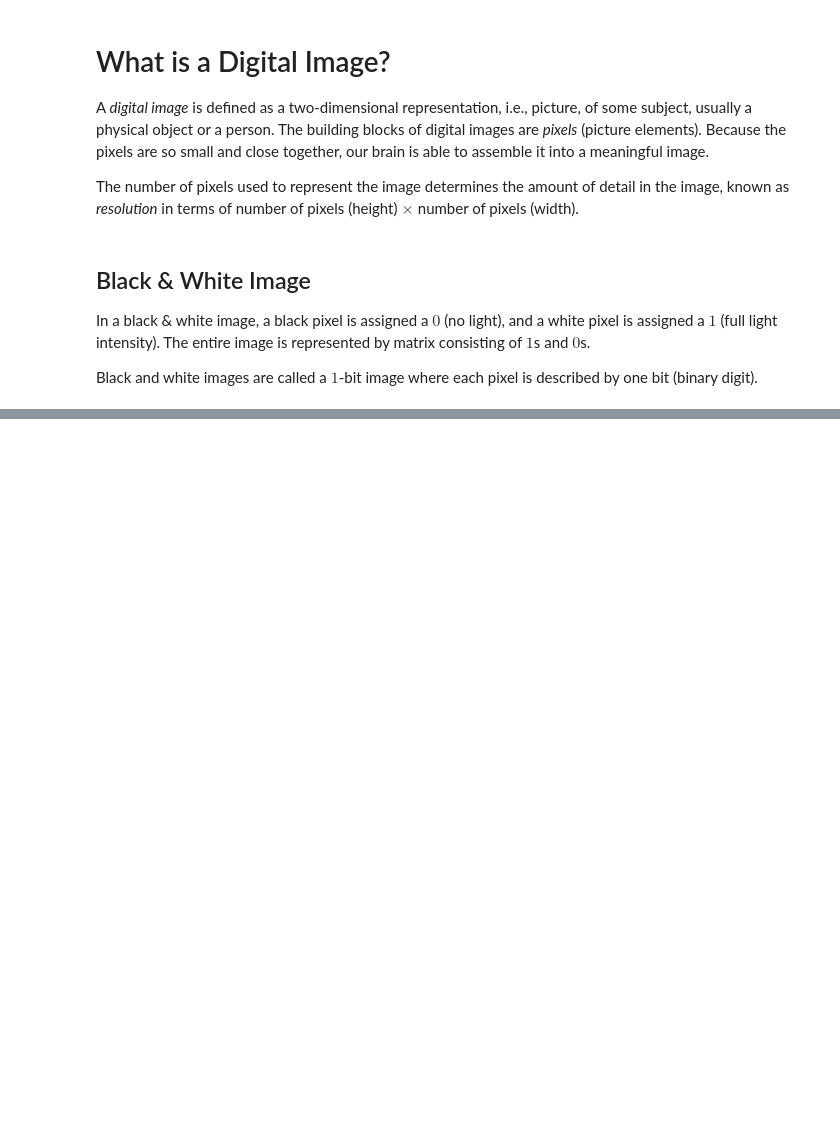
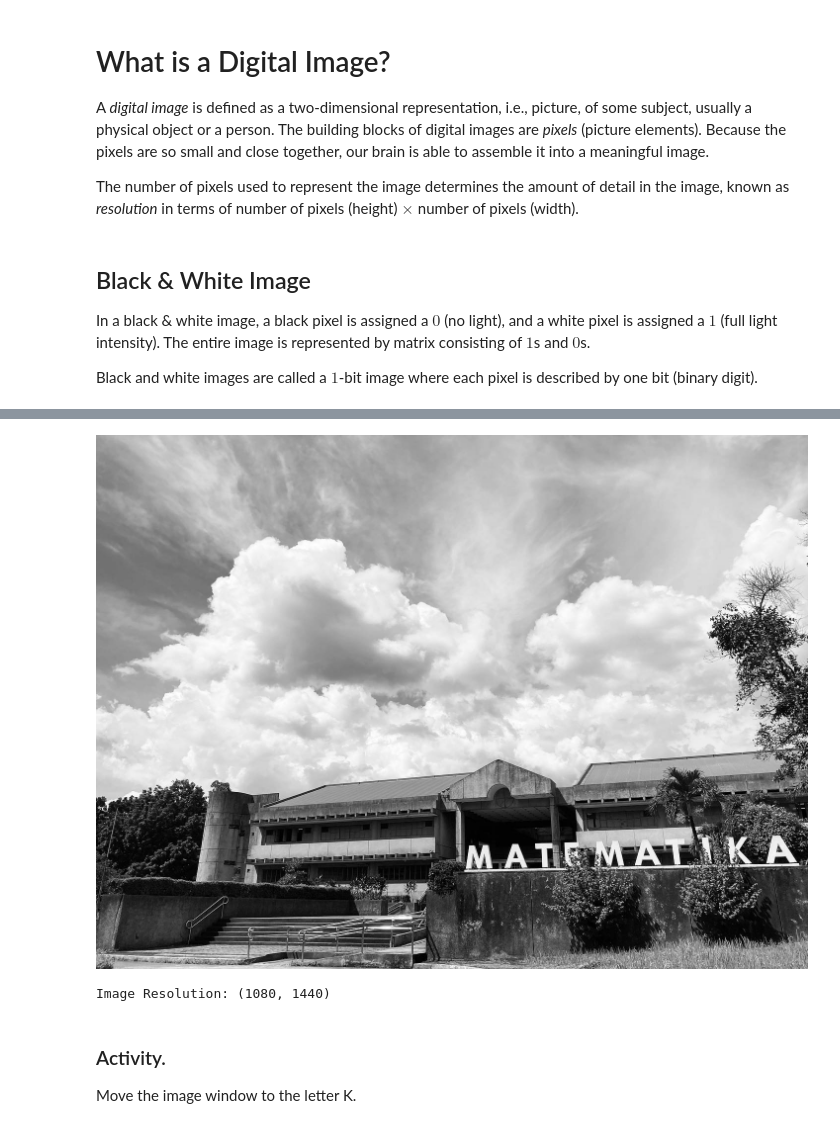
Before and after one commit to rhudaina/CENTREX-for-STEM-DepEd-QCSHS, a Jupyter notebook: Intro_to_Image_Processing.ipynb, the cells around one changed output, grey strips where cells are left out. Cells and saved outputs as stored; diff of their text form; code cells hidden in the pictures; blank space fills up the shorter version.

```diff
--- a/Intro_to_Image_Processing.ipynb
+++ b/Intro_to_Image_Processing.ipynb
@@ -120,0 +94,7 @@ Image Resolution: (154, 120)
+# %%
+Img = cv.imread('UPD-IMath.jpg',cv.IMREAD_GRAYSCALE);  # read grayscale image as a matrix
+cv2_imshow(Img)
+print("Image Resolution:", Img.shape)
+# %% [output]
+[figure, added]
+Image Resolution: (1080, 1440)
@@ -120,0 +106,4 @@ Image Resolution: (154, 120)
+# %% [markdown]
+### Activity.
+
+Move the image window to the letter K.
```
Also changed, not shown: parts of 37 cells of this notebook.
